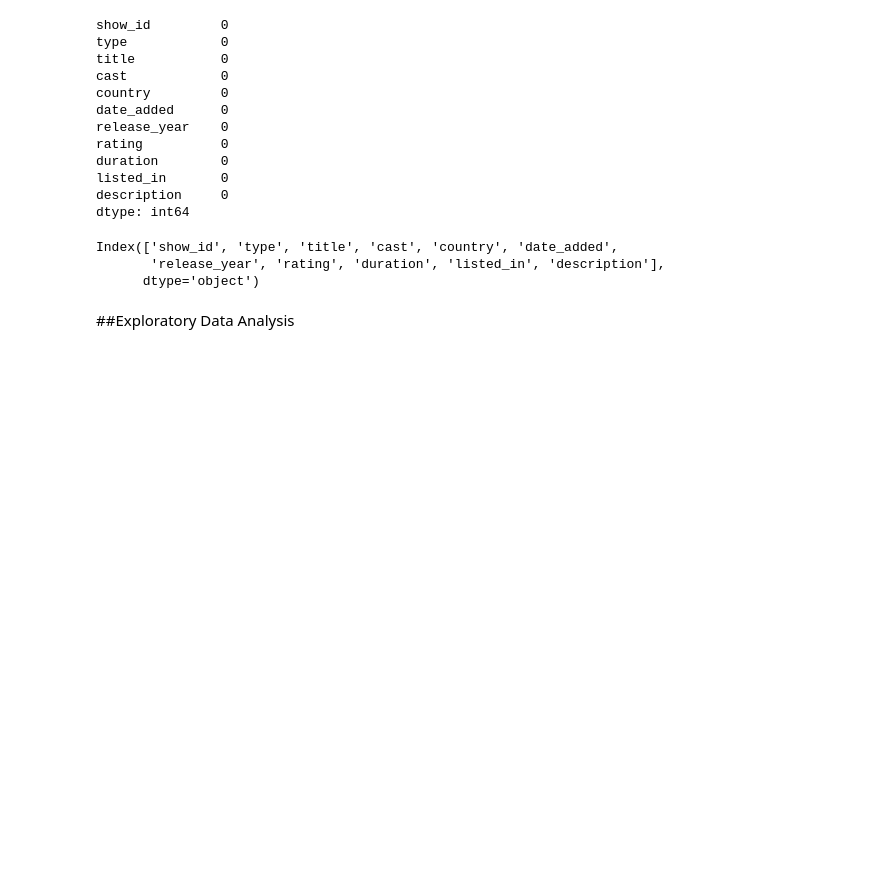
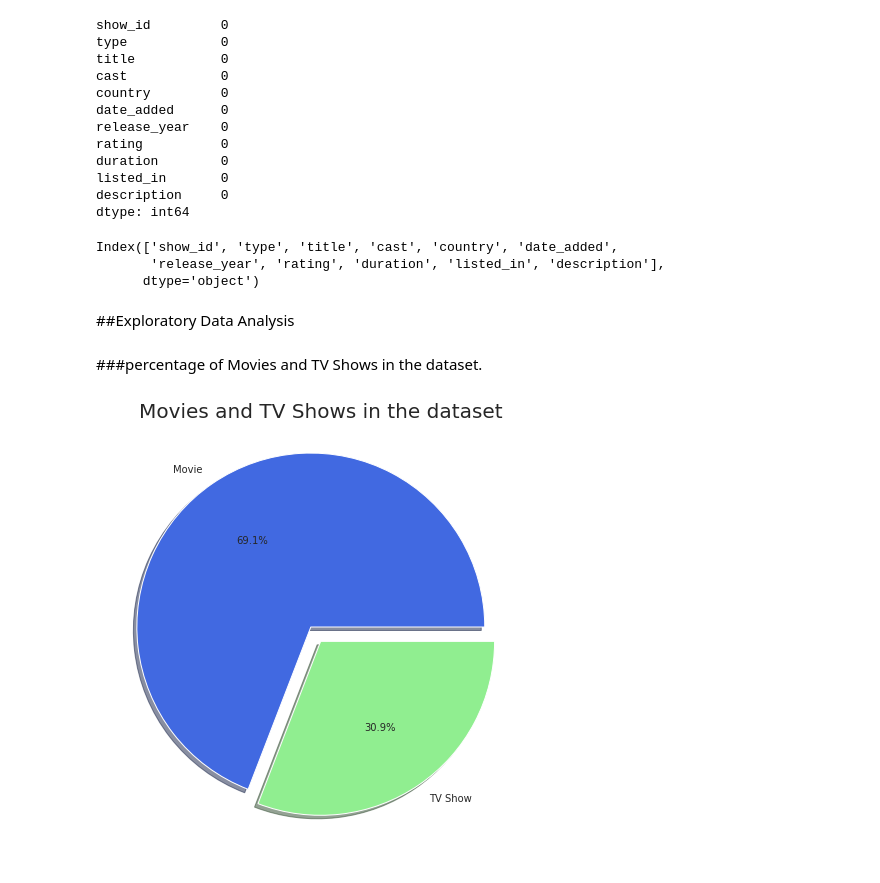
Before and after one commit to Amankr351/Netflix-Movies-and-TV-Shows-Clustering-Project., a Jupyter notebook: Netflix_Movies_And_TV_Shows_Clustering.ipynb, the cells around one changed output. Drawn from its saved outputs; the diff is of its cells as text; code cells hidden in the pictures; blank space fills up the shorter version.

```diff
--- a/Netflix_Movies_And_TV_Shows_Clustering.ipynb
+++ b/Netflix_Movies_And_TV_Shows_Clustering.ipynb
@@ -154,3 +156,17 @@ Index(['show_id', 'type', 'title', 'cast', 'country', 'date_added',
 # %%
 #darkgrid style
 sns.set_style('darkgrid')
+# %% [markdown]
+###percentage of Movies and TV Shows in the dataset.
+# %%
+#Creating a visualisation for the type dataframe
+plt.figure(figsize=(10,8))
+labels = data['type'].value_counts(sort = True).index
+sizes = data['type'].value_counts(sort = True)
+colors = ["royalblue","lightgreen"]
+explode = (0.1,0)
+plt.pie(sizes, explode=explode, labels=labels, colors=colors, autopct='%1.1f%%', shadow=True, startangle=0)
+plt.title('Movies and TV Shows in the dataset',size = 20)
+plt.show()
+# %% [output]
+[figure, added]
```
Also changed, not shown: parts of 31 cells of this notebook.
